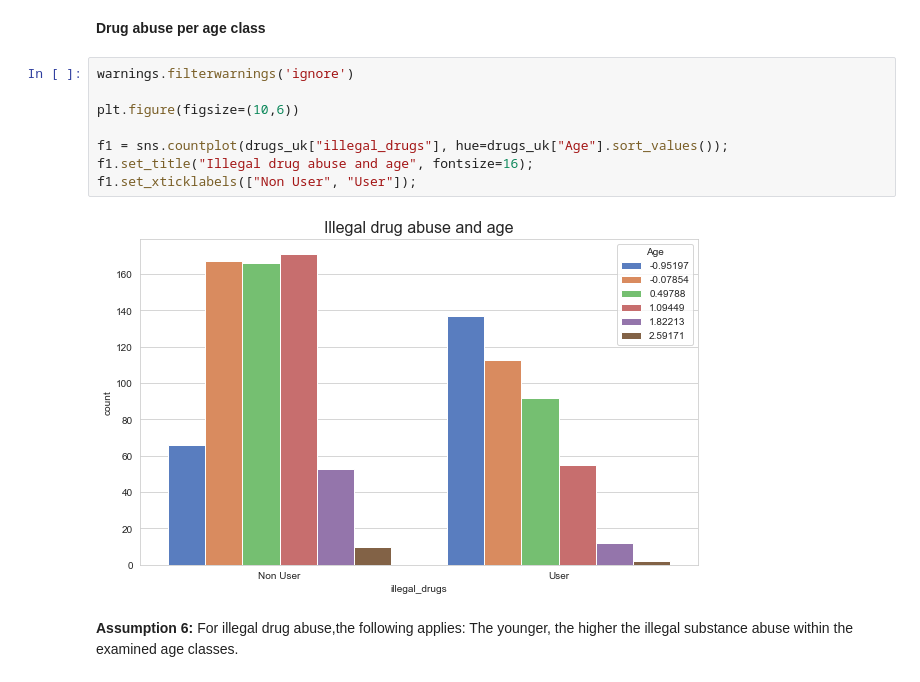
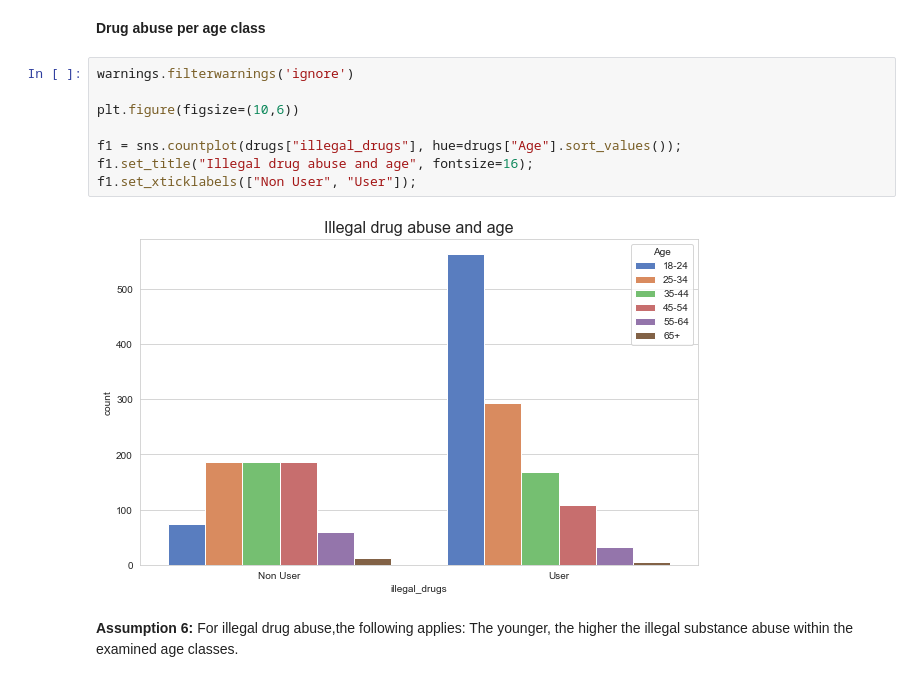
Before and after one commit to Sipa91/Personality-and-Drug-use, a Jupyter notebook: Final_EDA_0411.ipynb, the cells around one changed output. Drawn from its saved outputs; the diff is of its cells as text.

```diff
--- a/Final_EDA_0411.ipynb
+++ b/Final_EDA_0411.ipynb
@@ -906,12 +908,12 @@ t-statistic =  6.894 pvalue = 0.0000
 # %%
 warnings.filterwarnings('ignore')
 
 plt.figure(figsize=(10,6))
 
-f1 = sns.countplot(drugs_uk["illegal_drugs"], hue=drugs_uk["Age"].sort_values());
+f1 = sns.countplot(drugs["illegal_drugs"], hue=drugs["Age"].sort_values());
 f1.set_title("Illegal drug abuse and age", fontsize=16);
 f1.set_xticklabels(["Non User", "User"]);
 # %% [output]
-[figure, old version]
+[figure, new version]
 # %% [markdown]
 **Assumption 6:** For illegal drug abuse,the following applies: The younger, the higher the illegal substance abuse within the examined age classes.
```
Also changed, not shown: parts of 7 cells of this notebook.
